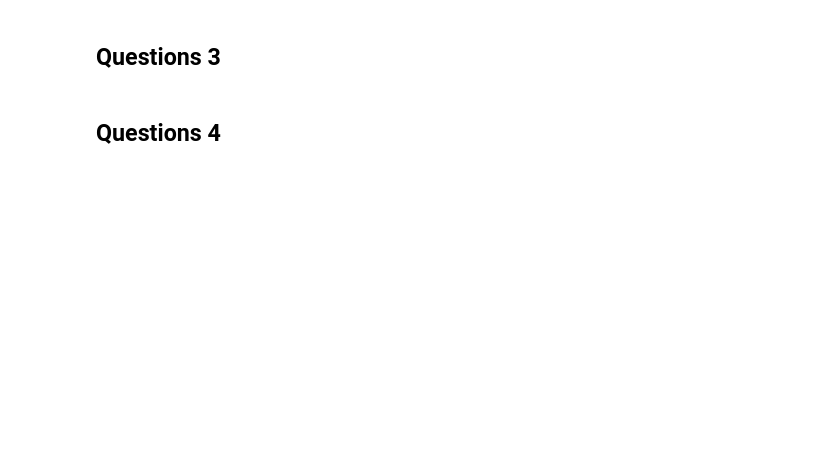
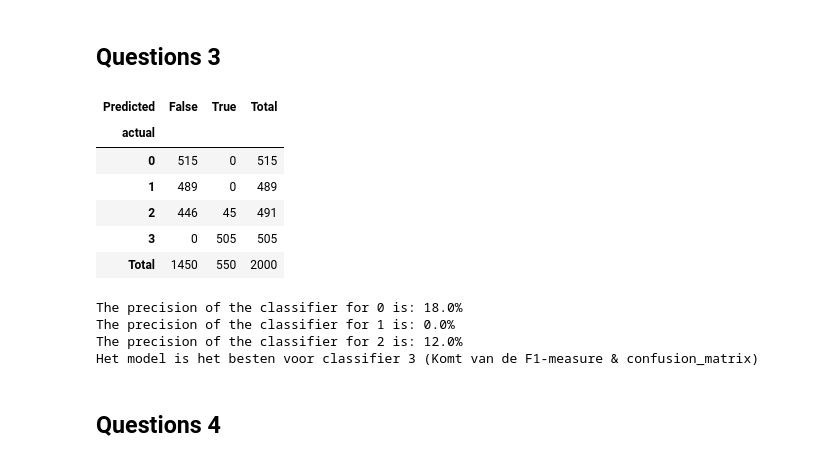
Before and after one commit to EliasDeHondt/DataScience2, a Jupyter notebook: Exam/P4 Examen.ipynb, the cells around one changed output. Saved outputs shown, nothing was run; the diff lists cells and outputs as text; code cells hidden in the pictures; blank space fills up the shorter version.

```diff
--- a/Exam/P4 Examen.ipynb
+++ b/Exam/P4 Examen.ipynb
@@ -558,2 +422,12 @@ Here is the requested solution: 1
 # %% [markdown]
 ## Questions 2
+# %%
+# Create linear discriminant analysis model
+independentVariables = CellPhone[['battery_power', 'clock_speed', 'fc', 'int_memory', 'n_cores', 'pc', 'ram', 'talk_time']]         # Independent variables
+dependentVariable = np.where(CellPhone['price_range'] == 3, 'True', 'False')                                                        # Replace the output & Dependent variable
+lda = LinearDiscriminantAnalysis()
+lda.fit(independentVariables, dependentVariable)
+
+resultaat = LDA_coefficients(independentVariables, lda)
+
+display(resultaat)
@@ -560,4 +445,59 @@ Here is the requested solution: 1
 # %% [markdown]
 ## Questions 3
+# %%
+# Create confusion matrix
+predicted = pd.Series(lda.predict(independentVariables), name='Predicted')
+actual = CellPhone['predicted_price_range'].rename('actual')
+confusion_matrix = pd.crosstab(index=actual, columns=predicted, margins='All', margins_name='Total')
+display(confusion_matrix)
+# %% [output]
+| Predicted | False | True | Total |
+| actual |  |  |  |
+| 0 | 515 | 0 | 515 |
+| 1 | 489 | 0 | 489 |
+| 2 | 446 | 45 | 491 |
+| 3 | 0 | 505 | 505 |
+| Total | 1450 | 550 | 2000 |
+# %%
+# Evaluating model
+precision_0 = precisionf(confusion_matrix)[0]
+precision_1 = precisionf(confusion_matrix)[1]
+precision_2 = precisionf(confusion_matrix)[2]
+precision_3 = precisionf(confusion_matrix)[3]
+
+recall_0 = recallf(confusion_matrix)[0]
+recall_1 = recallf(confusion_matrix)[1]
+recall_2 = recallf(confusion_matrix)[2]
+recall_3 = recallf(confusion_matrix)[3]
+
+f1_0 = f_measuref(confusion_matrix, 1)[0]
+f1_1 = f_measuref(confusion_matrix, 1)[1]
+f1_2 = f_measuref(confusion_matrix, 1)[2]
+f1_3 = f_measuref(confusion_matrix, 1)[3]
+
+# Precision: The number of correct positive predictions divided by the total predictions.
+print(colored(f"The precision of the classifier for 0 is: {round(precision_0, 2) * 100}%", outputColor))
+print(colored(f"The precision of the classifier for 1 is: {round(precision_1, 2) * 100}%", outputColor))
+print(colored(f"The precision of the classifier for 2 is: {round(precision_2, 2) * 100}%", outputColor))
+print(colored(f"The precision of the classifier for 3 is: {round(precision_3, 2) * 100}%", outputColor))
+
+# Recall: The number of correct positive predictions divided by the number of total positives.
+print(colored(f"The recall of the classifier for 0 is: {round(recall_0, 2) * 100}%", outputColor))
+print(colored(f"The recall of the classifier for 1 is: {round(recall_1, 2) * 100}%", outputColor))
+print(colored(f"The recall of the classifier for 2 is: {round(recall_2, 2) * 100}%", outputColor))
+print(colored(f"The recall of the classifier for 3 is: {round(recall_3, 2) * 100}%", outputColor))
+
+# F-measuref: The curved harmonic mean of precision and recall.
+print(colored(f"The F1-measure of the classifier for 0 is: {round(f1_0, 2) * 100}%", outputColor))
+print(colored(f"The F1-measure of the classifier for 1 is: {round(f1_1, 2) * 100}%", outputColor))
+print(colored(f"The F1-measure of the classifier for 2 is: {round(f1_2, 2) * 100}%", outputColor))
+print(colored(f"The F1-measure of the classifier for 3 is: {round(f1_3, 2) * 100}%", outputColor))
+
+print(colored(f"Het model is het besten voor classifier 3 (Komt van de F1-measure & confusion_matrix)", outputColor))
+# %% [output]
+The precision of the classifier for 0 is: 18.0%
+The precision of the classifier for 1 is: 0.0%
+The precision of the classifier for 2 is: 12.0%
+Het model is het besten voor classifier 3 (Komt van de F1-measure & confusion_matrix)
 # %% [markdown]
 ## Questions 4
```
Also changed, not shown: parts of 14 cells of this notebook, 5 other files.
